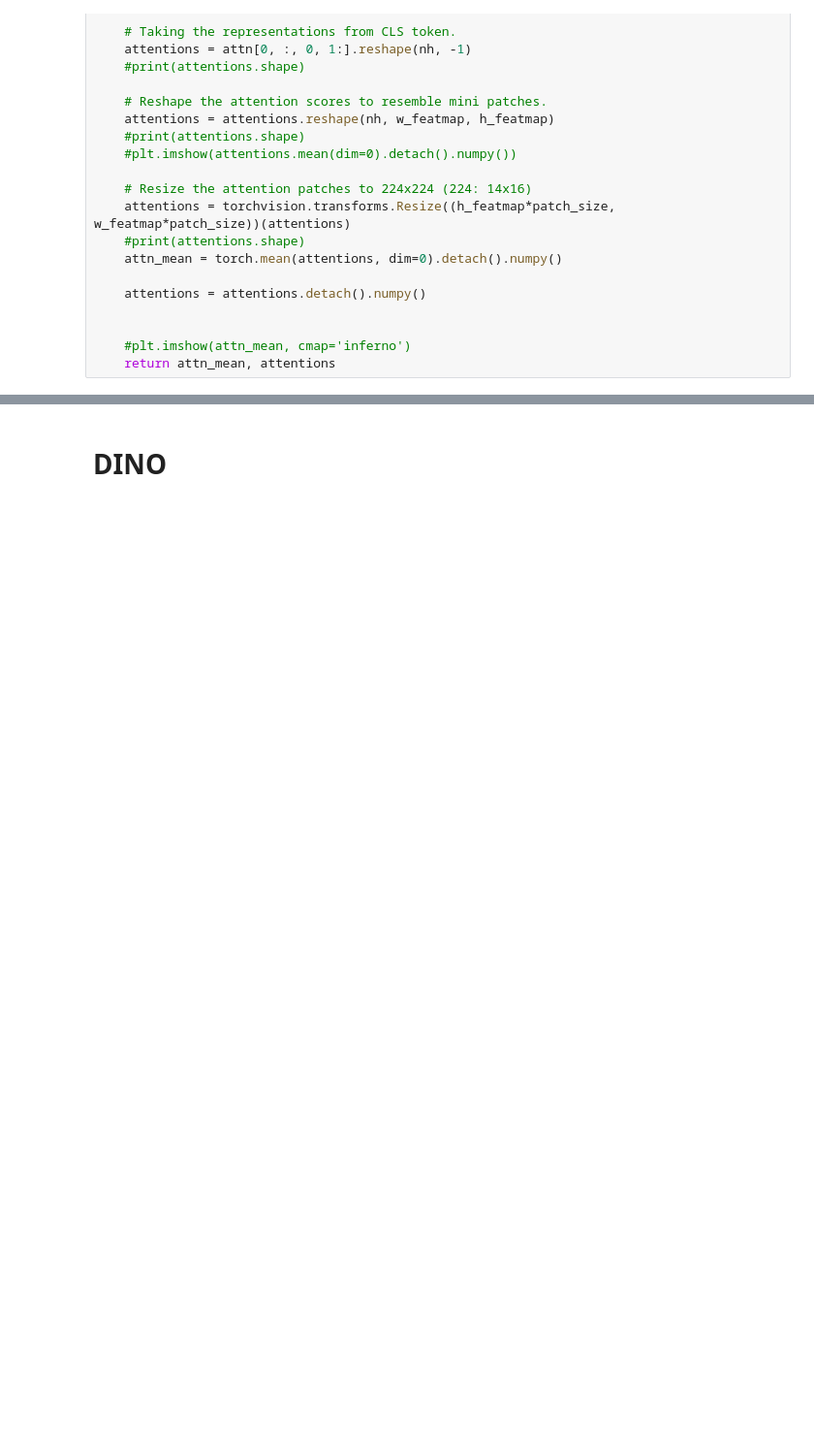
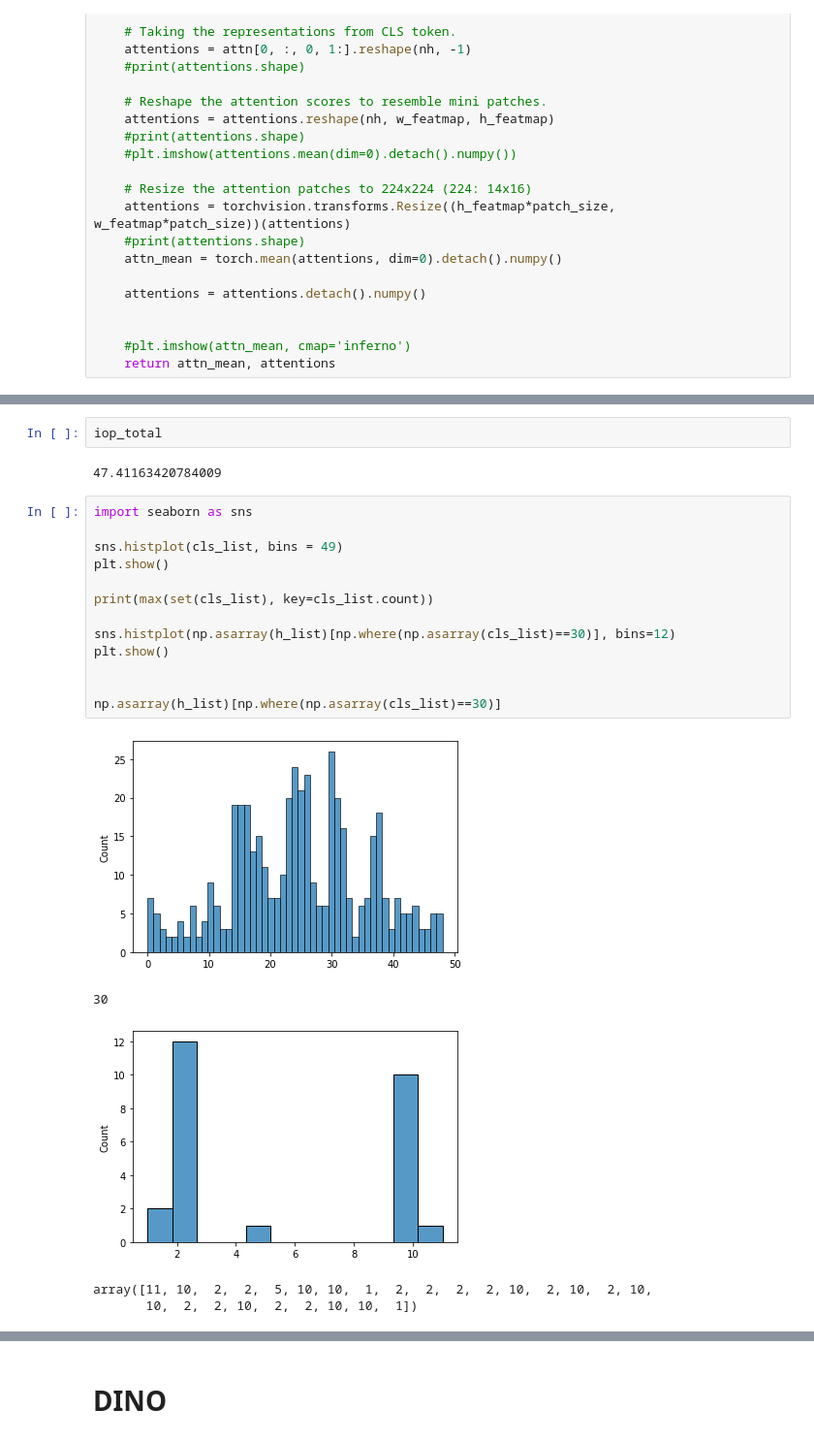
Before and after one commit to VasquezMatias/Master_Thesis_Profactor, a Jupyter notebook: notebooks/train_models_example.ipynb, the cells around one changed output, grey strips where cells are left out. Shown at 97% size. Drawn from its saved outputs; the diff is of its cells as text; blank space fills up the shorter version.

```diff
--- a/notebooks/train_models_example.ipynb
+++ b/notebooks/train_models_example.ipynb
@@ -448,0 +910,23 @@ plt.imshow(img_2_show)
+# %%
+iop_total
+# %% [output]
+47.41163420784009
+# %%
+import seaborn as sns
+
+sns.histplot(cls_list, bins = 49)
+plt.show()
+
+print(max(set(cls_list), key=cls_list.count))
+
+sns.histplot(np.asarray(h_list)[np.where(np.asarray(cls_list)==30)], bins=12)
+plt.show()
+
+
+np.asarray(h_list)[np.where(np.asarray(cls_list)==30)]
+# %% [output]
+[figure, added]
+30
+[figure, added]
+array([11, 10,  2,  2,  5, 10, 10,  1,  2,  2,  2,  2, 10,  2, 10,  2, 10,
+       10,  2,  2, 10,  2,  2, 10, 10,  1])
```
Also changed, not shown: parts of 29 cells of this notebook, 2 other files.
